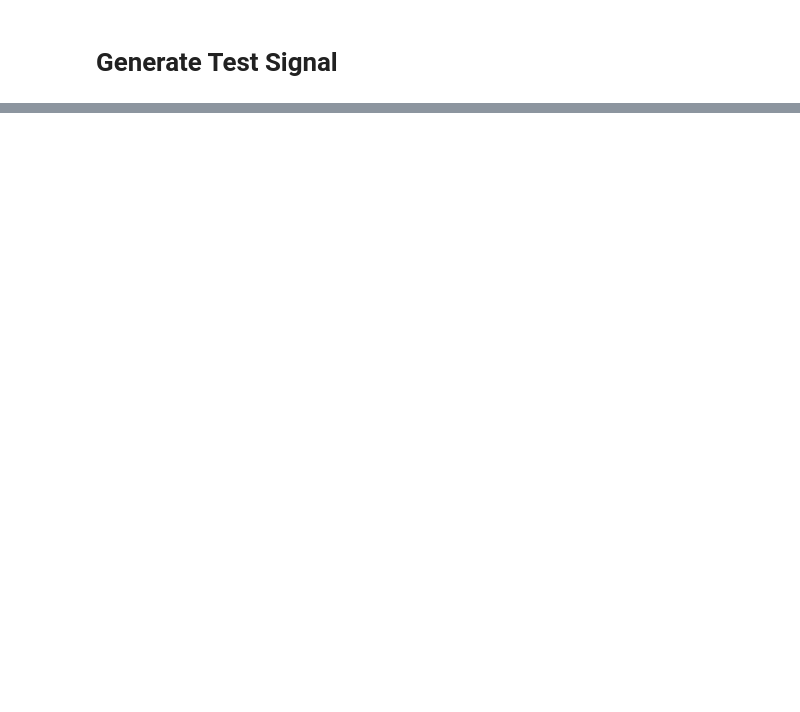
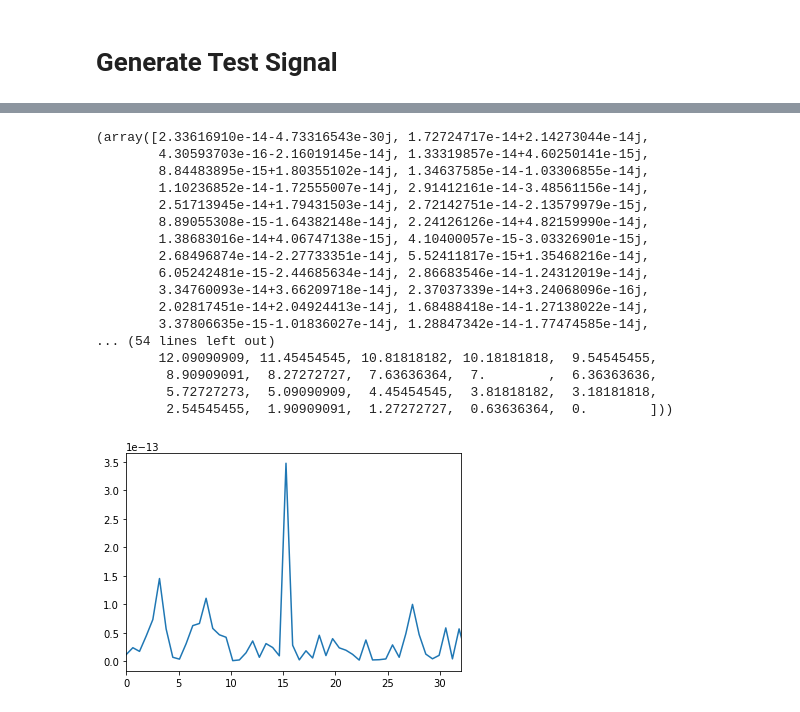
Before and after one commit to skuhn002/eeg-research, a Jupyter notebook: workspace1.ipynb, the cells around one changed output, grey strips where cells are left out. Saved outputs shown, nothing was run; the diff lists cells and outputs as text; code cells hidden in the pictures; blank space fills up the shorter version.

```diff
--- a/workspace1.ipynb
+++ b/workspace1.ipynb
@@ -111,0 +161,21 @@ Plotting Test Signal
+# %%
+fourier_transform(Y, np.size(Y), sample_rate)
+# %% [output]
+(array([2.33616910e-14-4.73316543e-30j, 1.72724717e-14+2.14273044e-14j,
+        4.30593703e-16-2.16019145e-14j, 1.33319857e-14+4.60250141e-15j,
+        8.84483895e-15+1.80355102e-14j, 1.34637585e-14-1.03306855e-14j,
+        1.10236852e-14-1.72555007e-14j, 2.91412161e-14-3.48561156e-14j,
+        2.51713945e-14+1.79431503e-14j, 2.72142751e-14-2.13579979e-15j,
+        8.89055308e-15-1.64382148e-14j, 2.24126126e-14+4.82159990e-14j,
+        1.38683016e-14+4.06747138e-15j, 4.10400057e-15-3.03326901e-15j,
+        2.68496874e-14-2.27733351e-14j, 5.52411817e-15+1.35468216e-14j,
+        6.05242481e-15-2.44685634e-14j, 2.86683546e-14-1.24312019e-14j,
+        3.34760093e-14+3.66209718e-14j, 2.37037339e-14+3.24068096e-16j,
+        2.02817451e-14+2.04924413e-14j, 1.68488418e-14-1.27138022e-14j,
+        3.37806635e-15-1.01836027e-14j, 1.28847342e-14-1.77474585e-14j,
+... (54 lines left out)
+        12.09090909, 11.45454545, 10.81818182, 10.18181818,  9.54545455,
+         8.90909091,  8.27272727,  7.63636364,  7.        ,  6.36363636,
+         5.72727273,  5.09090909,  4.45454545,  3.81818182,  3.18181818,
+         2.54545455,  1.90909091,  1.27272727,  0.63636364,  0.        ]))
+[figure, added]
```
Also changed, not shown: parts of 14 cells of this notebook.
